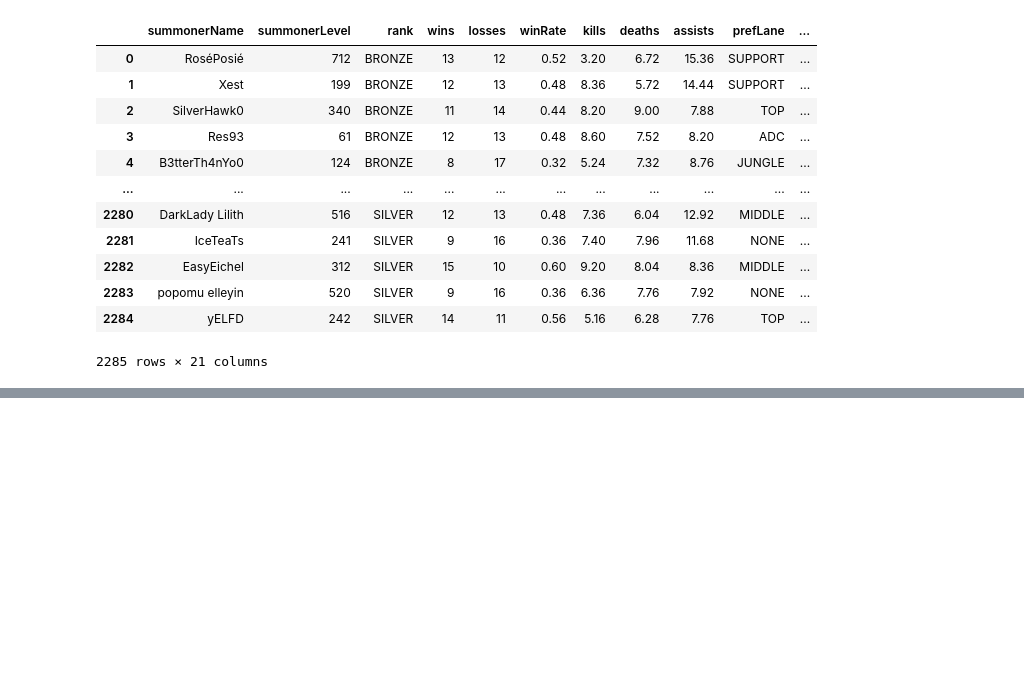
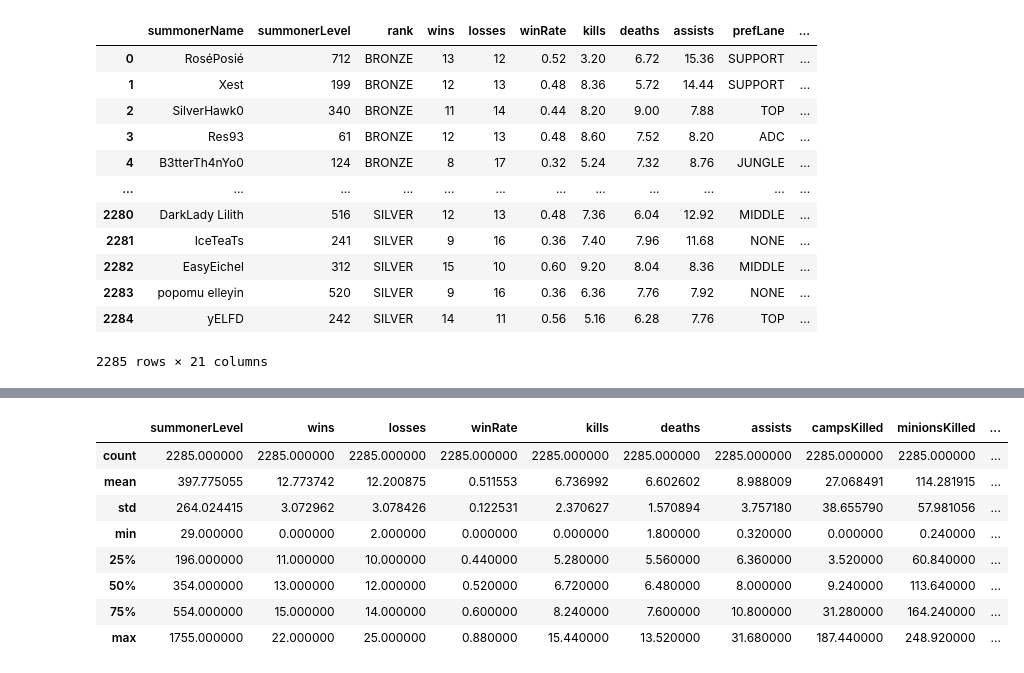
Before and after one commit to JuanjoLT/introIA-proyecto1, a Jupyter notebook: main.ipynb, the cells around one changed output, grey strips where cells are left out. Cells and saved outputs as stored; diff of their text form; code cells hidden in the pictures; blank space fills up the shorter version.

```diff
--- a/main.ipynb
+++ b/main.ipynb
@@ -26,0 +54,13 @@ data
+# %%
+#Estadisticas descriptivas
+data.describe()
+# %% [output]
+|  | summonerLevel | wins | losses | winRate | kills | deaths | assists | campsKilled | minionsKilled | ... |
+| count | 2285.000000 | 2285.000000 | 2285.000000 | 2285.000000 | 2285.000000 | 2285.000000 | 2285.000000 | 2285.000000 | 2285.000000 | ... |
+| mean | 397.775055 | 12.773742 | 12.200875 | 0.511553 | 6.736992 | 6.602602 | 8.988009 | 27.068491 | 114.281915 | ... |
+| std | 264.024415 | 3.072962 | 3.078426 | 0.122531 | 2.370627 | 1.570894 | 3.757180 | 38.655790 | 57.981056 | ... |
+| min | 29.000000 | 0.000000 | 2.000000 | 0.000000 | 0.000000 | 1.800000 | 0.320000 | 0.000000 | 0.240000 | ... |
+| 25% | 196.000000 | 11.000000 | 10.000000 | 0.440000 | 5.280000 | 5.560000 | 6.360000 | 3.520000 | 60.840000 | ... |
+| 50% | 354.000000 | 13.000000 | 12.000000 | 0.520000 | 6.720000 | 6.480000 | 8.000000 | 9.240000 | 113.640000 | ... |
+| 75% | 554.000000 | 15.000000 | 14.000000 | 0.600000 | 8.240000 | 7.600000 | 10.800000 | 31.280000 | 164.240000 | ... |
+| max | 1755.000000 | 22.000000 | 25.000000 | 0.880000 | 15.440000 | 13.520000 | 31.680000 | 187.440000 | 248.920000 | ... |
```
Also changed, not shown: parts of 3 cells of this notebook.
